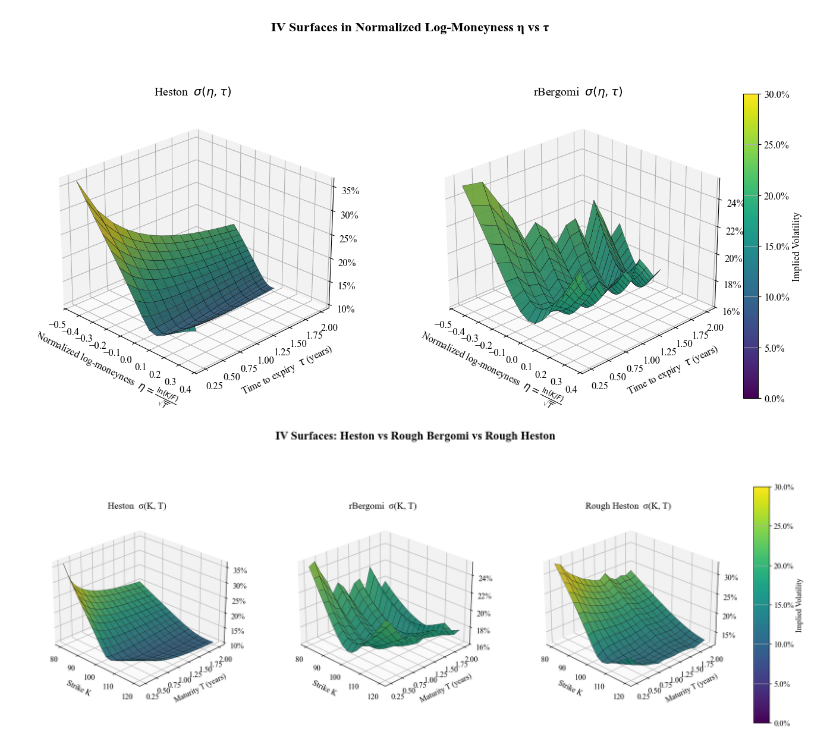
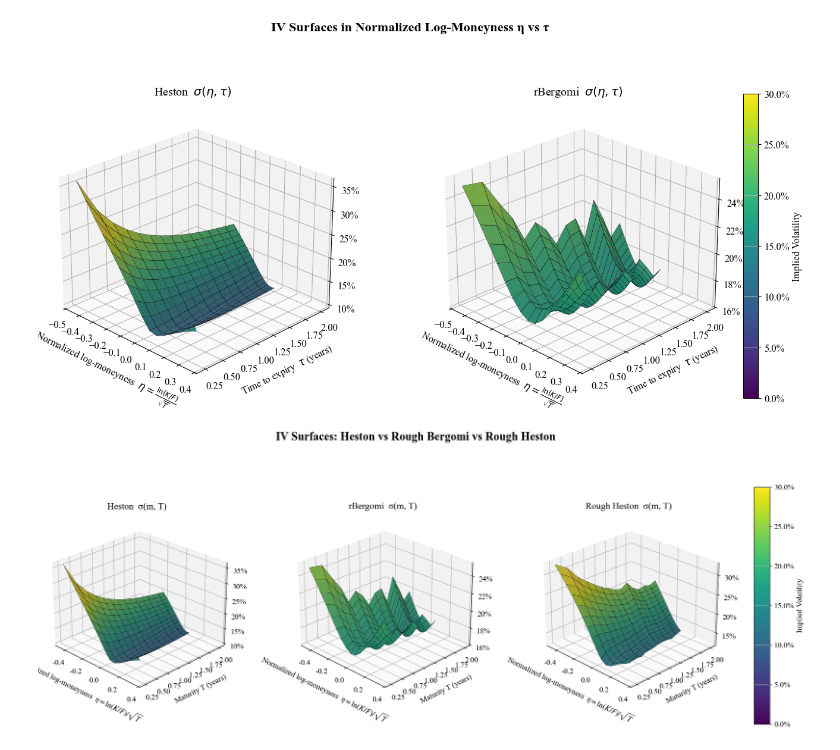
Before and after one commit to Kapizza/options-pricing-library, a Jupyter notebook: notebooks/19_rough_models_demo.ipynb, the cells around one changed output. Saved outputs shown, nothing was run; the diff lists cells and outputs as text; code cells hidden in the pictures.

```diff
--- a/notebooks/19_rough_models_demo.ipynb
+++ b/notebooks/19_rough_models_demo.ipynb
@@ -12,6 +12,11 @@
 import os, sys, math
 import numpy as np
 import matplotlib.pyplot as plt
+
+import matplotlib as mpl
+mpl.rcParams["text.usetex"] = False
+mpl.rcParams["mathtext.fontset"] = "dejavusans"
+
 
 # plotting style
 plt.rcParams["figure.figsize"] = (8, 5)
@@ -737,53 +742,80 @@ plt.show()
 # %% [output]
 [figure]
 # %%
+# === Three-panel IV surfaces vs log-moneyness (shared colormap) ===
+import numpy as np
+import matplotlib.pyplot as plt
 from matplotlib import cm, colors
 from matplotlib.ticker import FuncFormatter
 from matplotlib import rcParams
 
+# Assumes these already exist: S0, r, q, Ks, Ts, iv_heston, iv_rb, iv_rh
+# Also assumes vmin/vmax chosen earlier; if not, we set them here:
+if "vmin" not in globals() or "vmax" not in globals():
+    vmin = float(np.nanmin([iv_heston.min(), iv_rb.min(), iv_rh.min()]))
+    vmax = float(np.nanmax([iv_heston.max(), iv_rb.max(), iv_rh.max()]))
+
+# --- choose normalized vs plain log-moneyness ---
+use_normalized = True  # True => eta = ln(K/F)/sqrt(T); False => ln(K/F)
+
+Kg, Tg = np.meshgrid(Ks, Ts)
+F_grid = S0 * np.exp((r - q) * Tg)
+if use_normalized:
+    X = np.log(Kg / F_grid) / np.sqrt(Tg)  # eta
+    x_label = r"Normalized log-moneyness  $\eta=\ln(K/F)/\sqrt{T}$"
+else:
+    X = np.log(Kg / F_grid)               # ln moneyness
+    x_label = r"Log-moneyness  $\ln(K/F)$"
+
+# --- styling & color map ---
 rcParams['font.family'] = 'Times New Roman'
 fmt_pct = FuncFormatter(lambda x, pos: f"{100*x:.0f}%")
-
-Kg, Tg = np.meshgrid(Ks, Ts)
 norm = colors.Normalize(vmin=vmin, vmax=vmax)
 cmap = cm.get_cmap("viridis")
 
 fig = plt.figure(figsize=(19, 8))
 gs = fig.add_gridspec(1, 3, wspace=0.30)
 ax1 = fig.add_subplot(gs[0, 0], projection="3d")
 ax2 = fig.add_subplot(gs[0, 1], projection="3d")
 ax3 = fig.add_subplot(gs[0, 2], projection="3d")
 elev, azim = 25, -45
 
-def draw(ax, Z, title):
-    ax.plot_surface(Kg, Tg, Z, facecolors=cmap(norm(Z)),
-                    rstride=1, cstride=1, linewidth=0.3, edgecolor="black",
+def draw(ax, Xgrid, Tgrid, Z, title):
+    ax.plot_surface(Xgrid, Tgrid, Z,
+                    facecolors=cmap(norm(Z)),
+                    rstride=1, cstride=1,
+                    linewidth=0.3, edgecolor="black",
                     antialiased=True, alpha=0.9)
-    ax.plot_wireframe(Kg, Tg, Z, rstride=2, cstride=2,
-                      color=(1,1,1,0.18), linewidth=0.35)
+    ax.plot_wireframe(Xgrid, Tgrid, Z,
+                      rstride=2, cstride=2,
+                      color=(1, 1, 1, 0.18), linewidth=0.35)
     ax.view_init(elev=elev, azim=azim)
-    ax.set_title(title); ax.set_xlabel("Strike K", labelpad=8)
+    ax.set_title(title)
+    ax.set_xlabel(x_label, labelpad=8)
     ax.set_ylabel("Maturity T (years)", labelpad=8)
     ax.zaxis.set_major_formatter(fmt_pct)
     ax.grid(True, linestyle="--", linewidth=0.4, alpha=0.7)
-    ax.xaxis.set_pane_color((0.95,0.95,0.95,1.0))
-    ax.yaxis.set_pane_color((0.95,0.95,0.95,1.0))
-    ax.zaxis.set_pane_color((0.98,0.98,0.98,1.0))
+    ax.xaxis.set_pane_color((0.95, 0.95, 0.95, 1.0))
+    ax.yaxis.set_pane_color((0.95, 0.95, 0.95, 1.0))
+    ax.zaxis.set_pane_color((0.98, 0.98, 0.98, 1.0))
 
-draw(ax1, iv_heston, "Heston  σ(K, T)")
-draw(ax2, iv_rb,     "rBergomi  σ(K, T)")
-draw(ax3, iv_rh,     "Rough Heston  σ(K, T)")
+draw(ax1, X, Tg, iv_heston, "Heston  σ(m, T)")
+draw(ax2, X, Tg, iv_rb,     "rBergomi  σ(m, T)")
+draw(ax3, X, Tg, iv_rh,     "Rough Heston  σ(m, T)")
 
-mappable = cm.ScalarMappable(norm=norm, cmap=cmap); mappable.set_array([])
+# shared colorbar
+mappable = cm.ScalarMappable(norm=norm, cmap=cmap)
+mappable.set_array([])
 plt.tight_layout(rect=[0, 0, 0.92, 0.95])
 cbar_ax = fig.add_axes([0.935, 0.18, 0.018, 0.64])
 cbar = fig.colorbar(mappable, cax=cbar_ax)
 cbar.set_label("Implied Volatility")
 cbar.formatter = FuncFormatter(lambda x, pos: f"{100*x:.1f}%")
 cbar.update_ticks()
 
+
 fig.suptitle("IV Surfaces: Heston vs Rough Bergomi vs Rough Heston",
              fontsize=18, fontweight="bold", y=0.97,x=0.55)
 plt.show()
 # %% [output]
-[figure, old version]
+[figure, new version]
```
Also changed, not shown: parts of 1 cell of this notebook, 11 other files.
